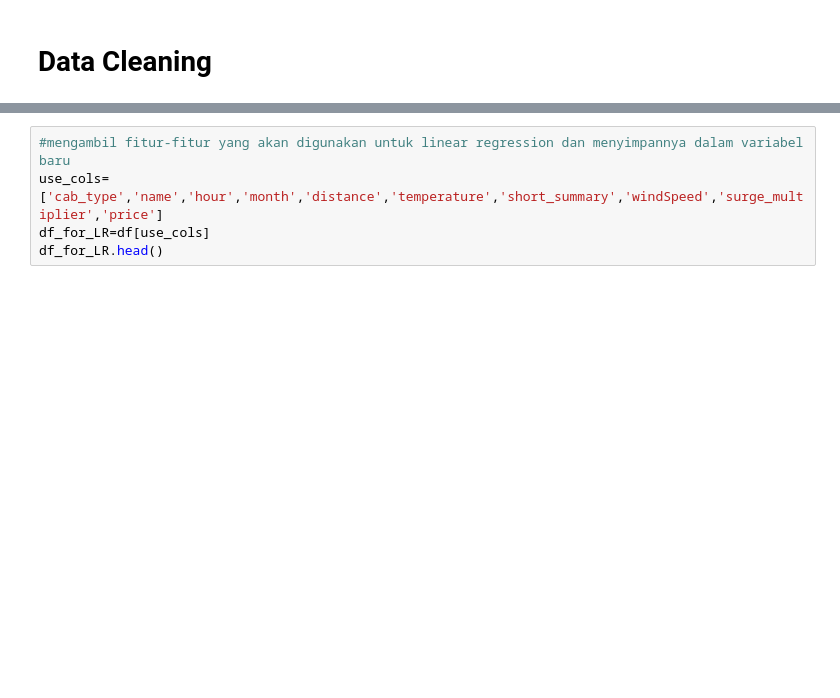
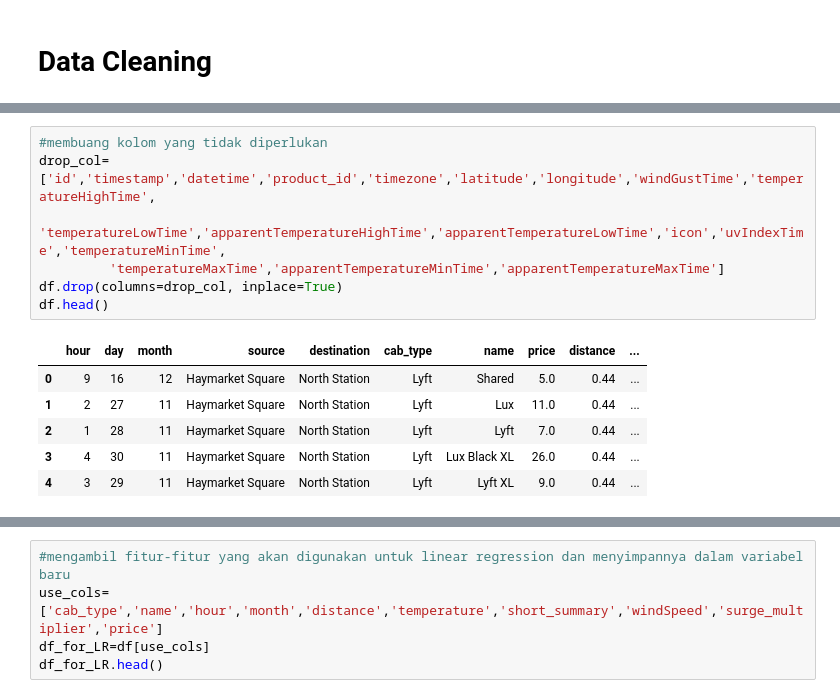
Before and after one commit to HelennaConstantia/PYTN_Kampus-Merdeka_FP1, a Jupyter notebook: PYTN_KampusMerdeka_fp1_Helenna Constantia.ipynb, the cells around one changed output, grey strips where cells are left out. Saved outputs shown, nothing was run; the diff lists cells and outputs as text; blank space fills up the shorter version.

```diff
--- a/PYTN_KampusMerdeka_fp1_Helenna Constantia.ipynb
+++ b/PYTN_KampusMerdeka_fp1_Helenna Constantia.ipynb
@@ -85,0 +130,14 @@ dataset tersebut hanya memuat data pada bulan 11 dan 12 ditahun 2009
+# %%
+#membuang kolom yang tidak diperlukan
+drop_col=['id','timestamp','datetime','product_id','timezone','latitude','longitude','windGustTime','temperatureHighTime',
+         'temperatureLowTime','apparentTemperatureHighTime','apparentTemperatureLowTime','icon','uvIndexTime','temperatureMinTime',
+         'temperatureMaxTime','apparentTemperatureMinTime','apparentTemperatureMaxTime']
+df.drop(columns=drop_col, inplace=True)
+df.head()
+# %% [output]
+|  | hour | day | month | source | destination | cab_type | name | price | distance | ... |
+| 0 | 9 | 16 | 12 | Haymarket Square | North Station | Lyft | Shared | 5.0 | 0.44 | ... |
+| 1 | 2 | 27 | 11 | Haymarket Square | North Station | Lyft | Lux | 11.0 | 0.44 | ... |
+| 2 | 1 | 28 | 11 | Haymarket Square | North Station | Lyft | Lyft | 7.0 | 0.44 | ... |
+| 3 | 4 | 30 | 11 | Haymarket Square | North Station | Lyft | Lux Black XL | 26.0 | 0.44 | ... |
+| 4 | 3 | 29 | 11 | Haymarket Square | North Station | Lyft | Lyft XL | 9.0 | 0.44 | ... |
```
Also changed, not shown: parts of 31 cells of this notebook.
